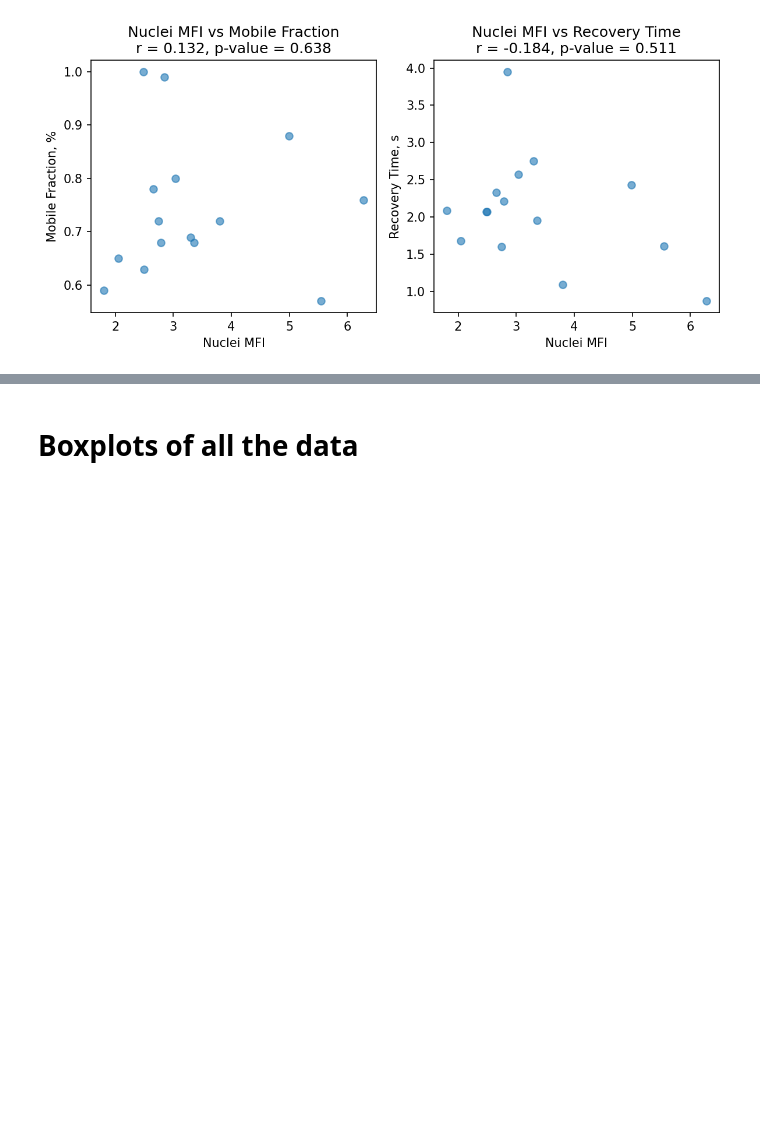
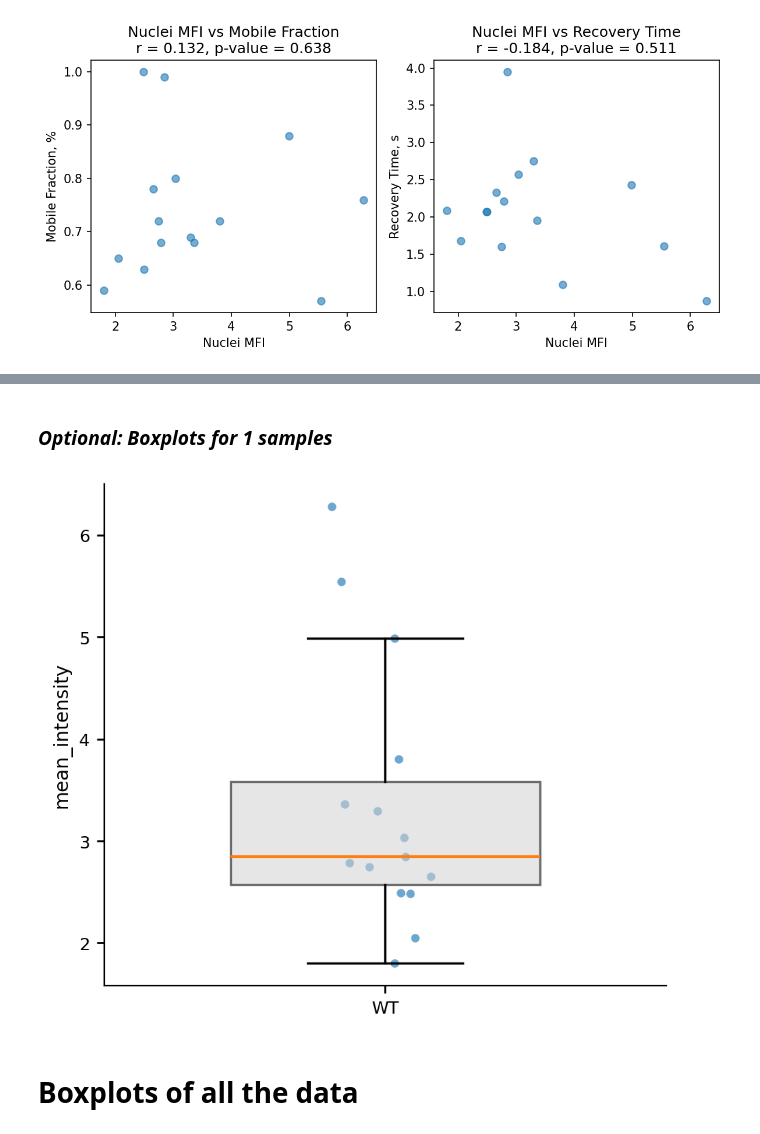
Before and after one commit to Lopatushka/LLPS, a Jupyter notebook: FRAP_graphs.ipynb, the cells around one changed output, grey strips where cells are left out. Saved outputs shown, nothing was run; the diff lists cells and outputs as text; code cells hidden in the pictures; blank space fills up the shorter version.

Commit message:
make 1 sample boxplot

```diff
--- a/FRAP_graphs.ipynb
+++ b/FRAP_graphs.ipynb
@@ -197,2 +295,27 @@ Plot is saved in the directory: /mnt/c/users/Elena/Desktop/Data_processing/28022
+# %% [markdown]
+### *Optional: Boxplots for 1 samples*
+# %%
+beautiful_boxplot(
+    df_list =
+        [
+        clean['mean_intensity']
+        ],
+    labels =
+        [
+        sample_name
+        ],
+    ylabel="mean_intensity",
+    xlabel=None,
+    title=None,
+    log_scale=False,
+    colors=None,         # list of colors per box (optional)
+    dot_size=20,
+    jitter=0.06,
+    figsize=(4.8, 4.2),
+    dpi=200,
+    show=True
+);
+# %% [output]
+[figure, added]
 # %% [markdown]
 # Boxplots of all the data
```
Also changed, not shown: parts of 16 cells of this notebook.
